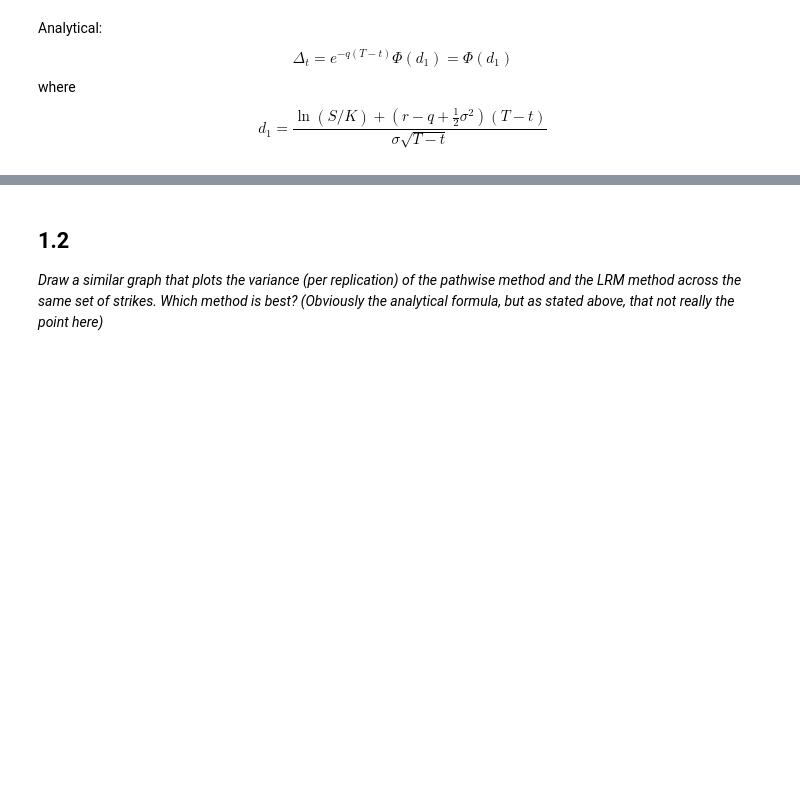
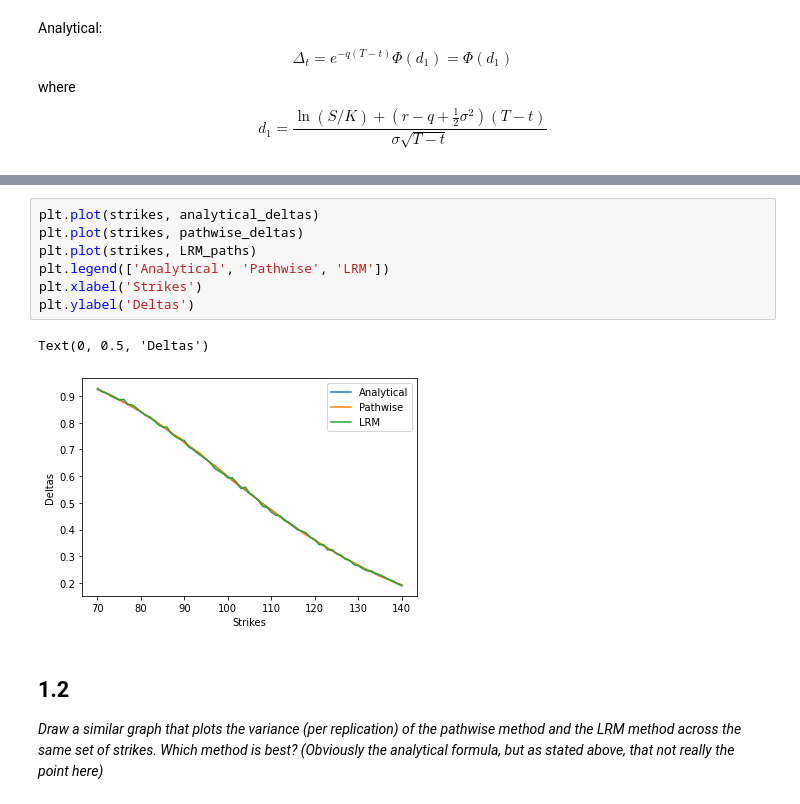
Before and after one commit to OHellum/CompFinExercises, a Jupyter notebook: CompFinExercise1.ipynb, the cells around one changed output, grey strips where cells are left out. Drawn from its saved outputs; the diff is of its cells as text; blank space fills up the shorter version.

```diff
--- a/CompFinExercise1.ipynb
+++ b/CompFinExercise1.ipynb
@@ -24,3 +90,13 @@ $$
+# %%
+plt.plot(strikes, analytical_deltas)
+plt.plot(strikes, pathwise_deltas)
+plt.plot(strikes, LRM_paths)
+plt.legend(['Analytical', 'Pathwise', 'LRM'])
+plt.xlabel('Strikes')
+plt.ylabel('Deltas')
+# %% [output]
+Text(0, 0.5, 'Deltas')
+[figure, added]
 # %% [markdown]
 ## 1.2
 *Draw a similar graph that plots the variance (per replication) of the pathwise method
```
Also changed, not shown: parts of 20 cells of this notebook.
